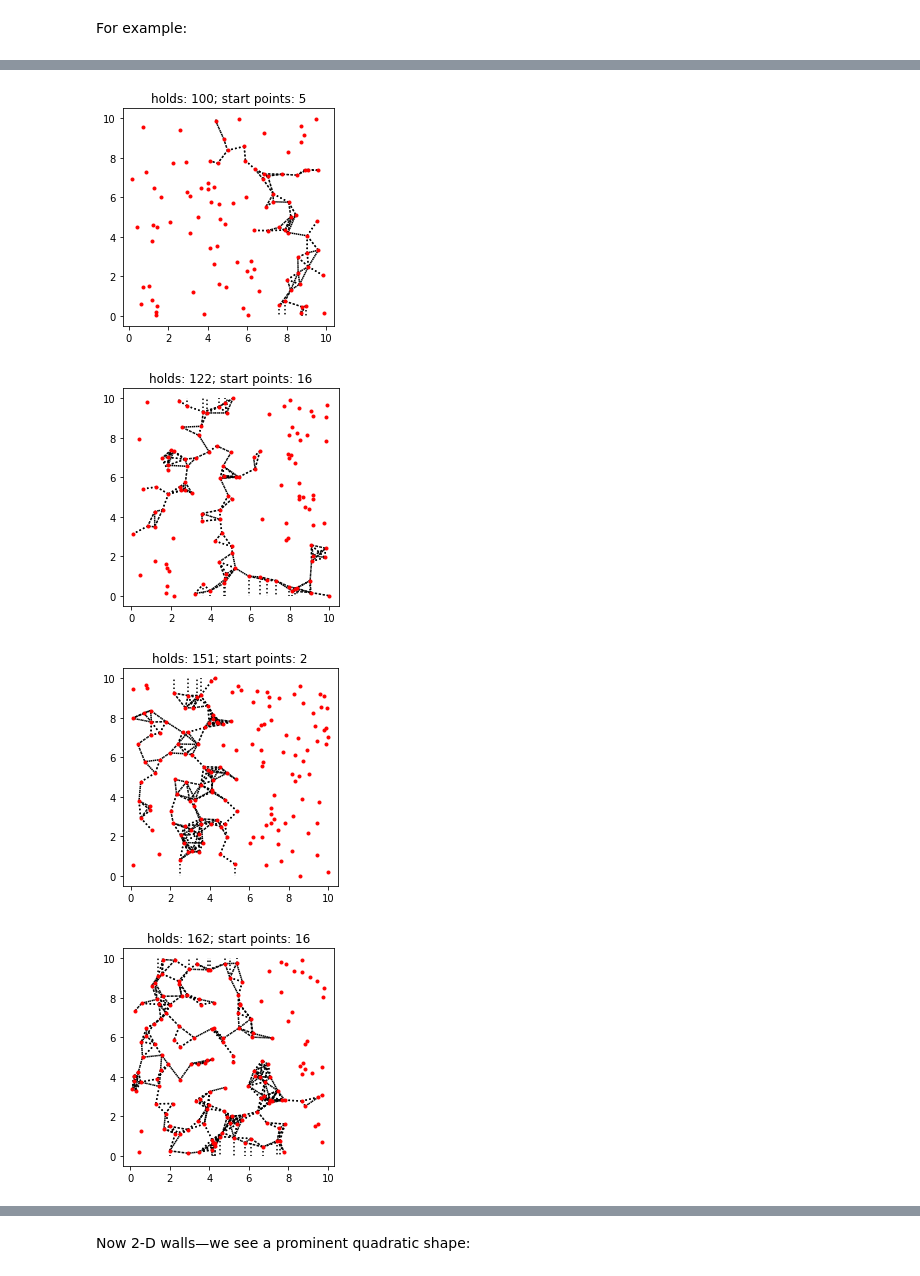
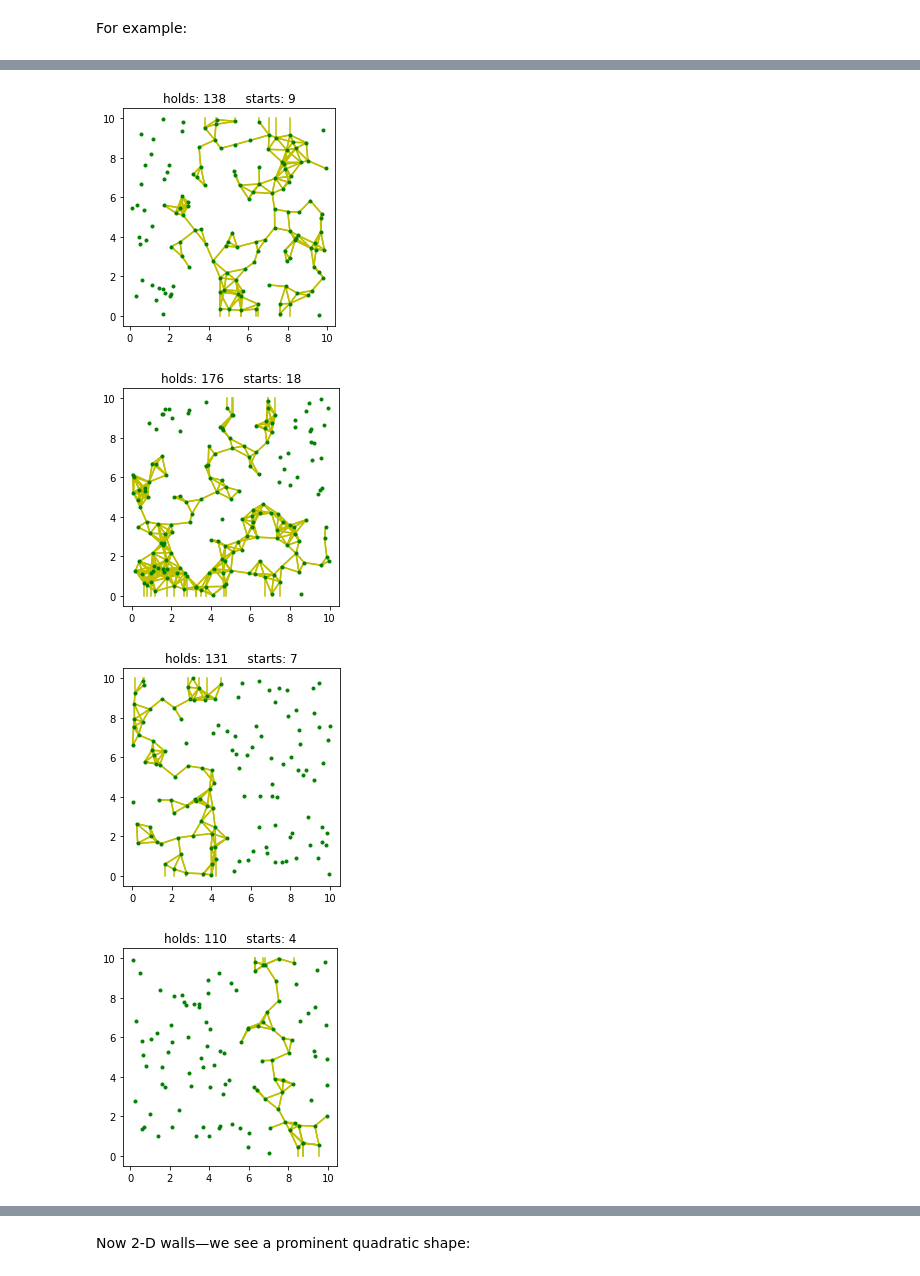
Before and after one commit to norvig/pytudes, a Jupyter notebook: ipynb/ClimbingWall.ipynb, the cells around one changed output, grey strips where cells are left out. Drawn from its saved outputs; the diff is of its cells as text; code cells hidden in the pictures.

```diff
--- a/ipynb/ClimbingWall.ipynb
+++ b/ipynb/ClimbingWall.ipynb
@@ -88,0 +64,7 @@ I'll again do a Monte Carlo simulation, placing holds at uniform random location
+# %%
+Hold = Point = Tuple[float, float]
+def X_(point): return point[0]
+def Y_(point): return point[1]
+
+def distance(A: Point, B: Point) -> float:
+    return abs(complex(*A) - complex(*B))
@@ -125,6 +107,6 @@ Now, we just need to keep adding random holds to the wall until there are one or
 def place_holds_2d(top=10) -> Wall:
     """Randomly place holds on wall until there is a path from bottom to top."""
     wall = Wall(top)
-    while not wall.starts:
+    while not wall.paths:
         wall.add((random.uniform(0, top), random.uniform(0, top)))
     return wall
@@ -144,28 +128,28 @@ import matplotlib.pyplot as plt
 def plot_wall(wall):
     """Plot the holds on the wall, and the paths from bottom to top."""
     plt.gca().set_aspect('equal', adjustable='box')
-    ends = {wall[h] for h in wall.starts}
+    ends = set(wall.paths.values())
     for h in wall:
         if wall[h] in ends:
-            if Y_(h) <= 1:
-                plot_points([h, (X_(h), 0)], 'k:')
-            if wall.top - Y_(h) <= 1:
-                plot_points([h, (X_(h), wall.top)], 'k:')
+            if Y_(h) <= 1: # Plot vertical line from bottom
+                plot_points([h, (X_(h), 0)], 'y-')
+            if wall.top - Y_(h) <= 1: # Plot vertical line to top
+                plot_points([h, (X_(h), wall.top)], 'y-')
             for h2 in wall:
                 if distance(h, h2) <= 1:
-                    plot_points([h, h2], 'k:')
-    plot_points(wall, 'r.')
-    plt.title(f'holds: {len(wall)}; start points: {len(wall.starts)}')
+                    plot_points([h, h2], 'y-') # Plot path
+    plot_points(wall, 'g.') # Plot all holds
+    plt.title(f'holds: {len(wall)}     starts: {len(wall.paths)}')
 
 def plot_points(points, fmt):
-    """Plot (X, Y) points with given format."""
+    """Plot (x, y) points with given format."""
     plt.plot([X_(p) for p in points], [Y_(p) for p in points], fmt)
 # %%
-for i in range(8):
-    plot_wall(place_holds_2d())
+for i in range(10):
+    plot_wall(place_holds_2d(10))
     plt.show()
 # %% [output]
-[figure, old version]
+[figure, new version]
-[figure, old version]
+[figure, new version]
-[figure, old version]
+[figure, new version]
-[figure, old version]
+[figure, new version]
```
Also changed, not shown: parts of 22 cells of this notebook.
